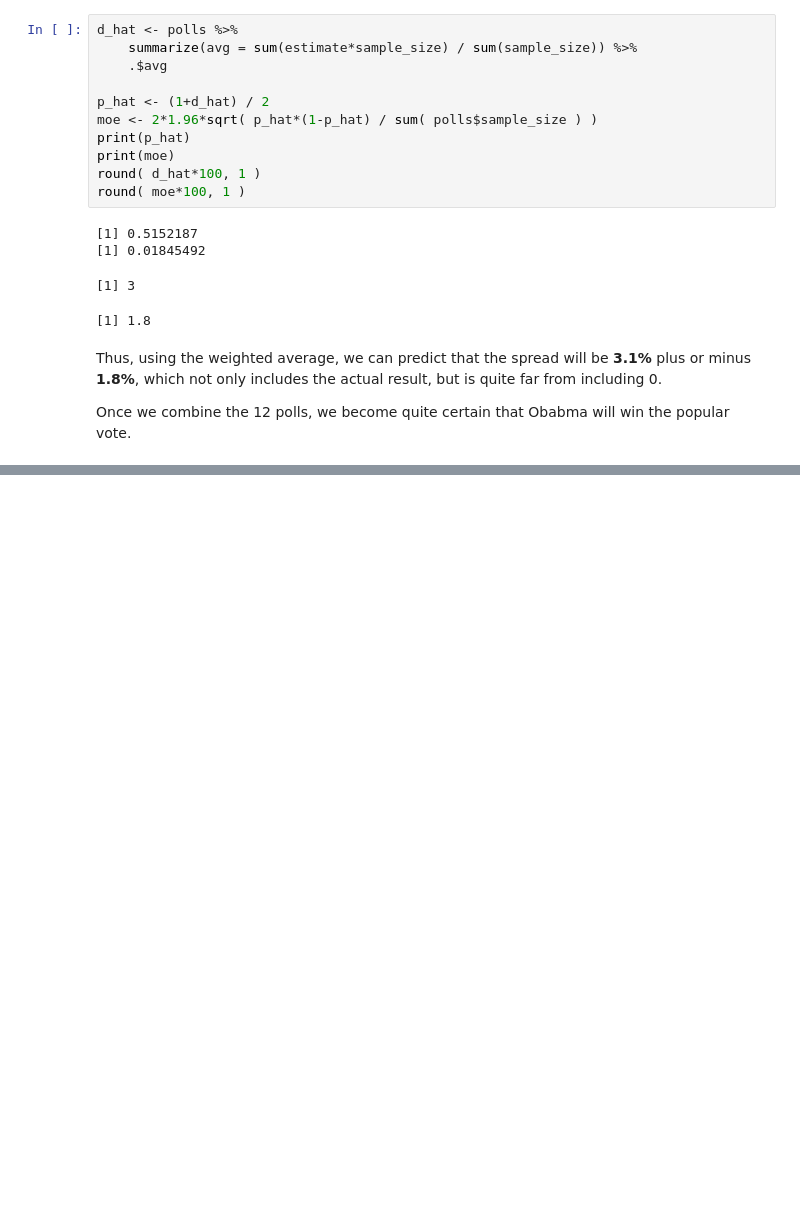
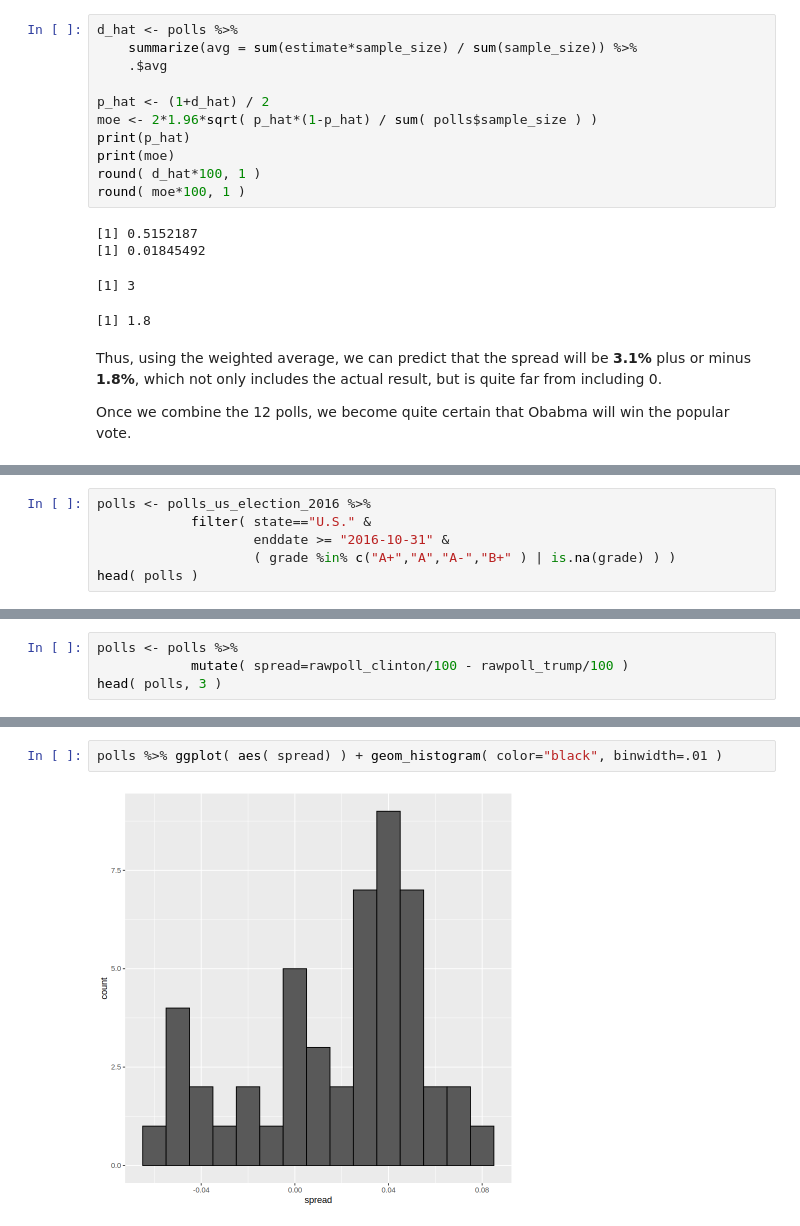
Before and after one commit to benitojpc/data-science-infering-modeling, a Jupyter notebook: Inference-Modeling.ipynb, the cells around one changed output, grey strips where cells are left out. Saved outputs shown, nothing was run; the diff lists cells and outputs as text; blank space fills up the shorter version.

```diff
--- a/Inference-Modeling.ipynb
+++ b/Inference-Modeling.ipynb
@@ -1966,0 +2022,6 @@ However, that this was just a simulation, the actual data science exercise of fo
+# %%
+polls <- polls_us_election_2016 %>%
+            filter( state=="U.S." &
+                    enddate >= "2016-10-31" &
+                    ( grade %in% c("A+","A","A-","B+" ) | is.na(grade) ) )
+head( polls )
@@ -1966,0 +2040,4 @@ However, that this was just a simulation, the actual data science exercise of fo
+# %%
+polls <- polls %>%
+            mutate( spread=rawpoll_clinton/100 - rawpoll_trump/100 )
+head( polls, 3 )
@@ -1966,0 +2076,4 @@ However, that this was just a simulation, the actual data science exercise of fo
+# %%
+polls %>% ggplot( aes( spread) ) + geom_histogram( color="black", binwidth=.01 )
+# %% [output]
+[figure, added]
```
Also changed, not shown: parts of 21 cells of this notebook.
